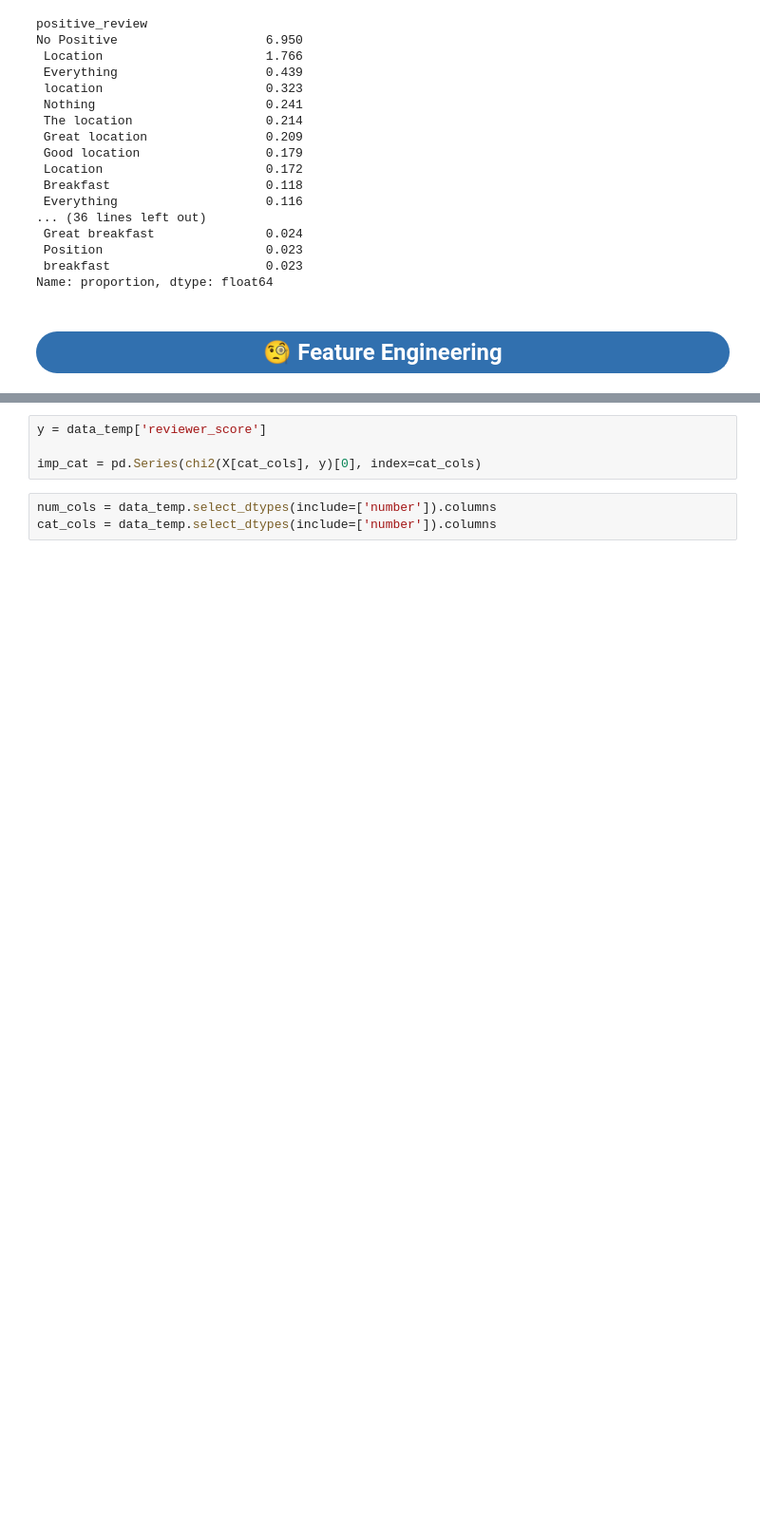
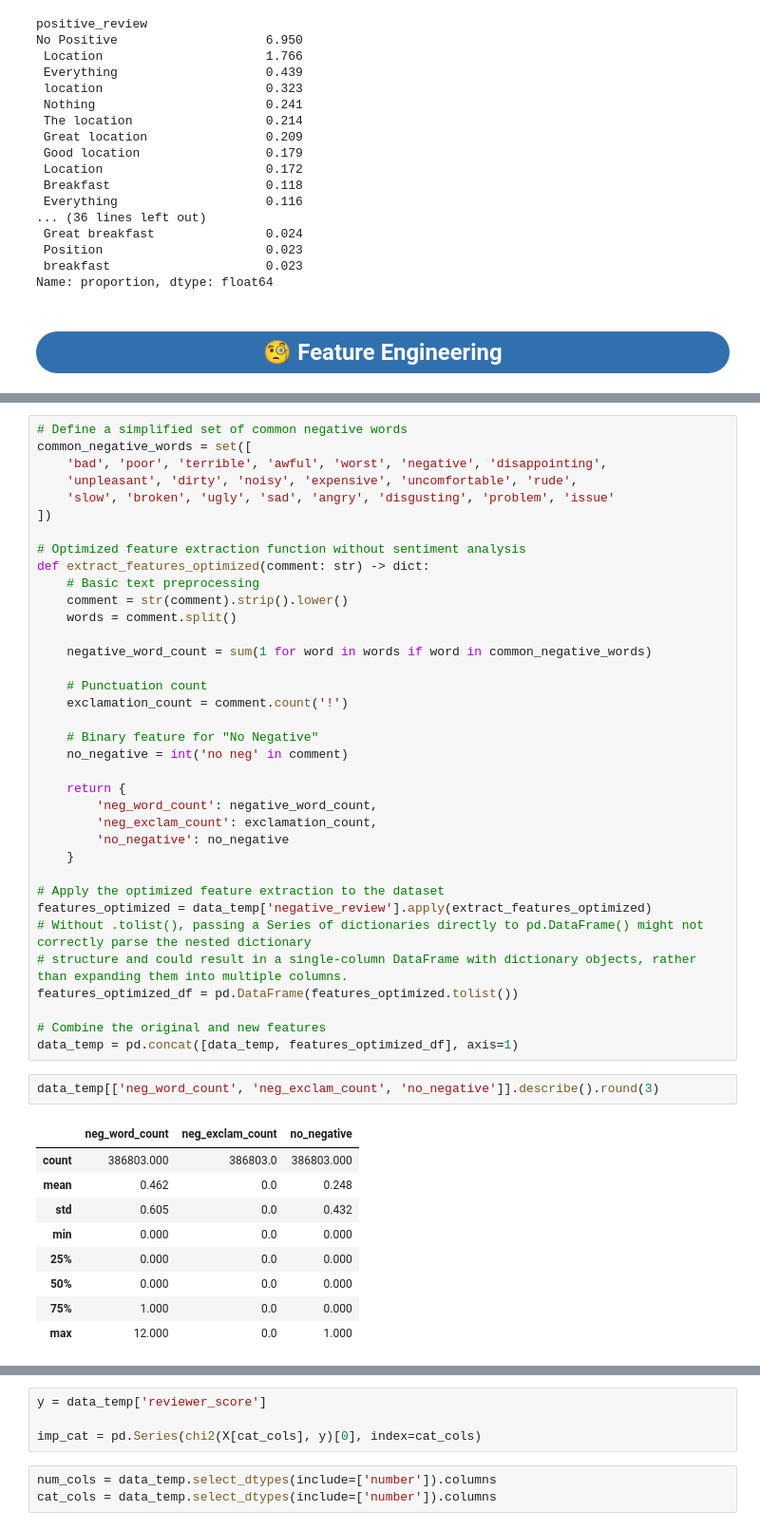
Before and after one commit to akramkhal/KaggleProjects, a Jupyter notebook: BookingHotel/ds_booking.ipynb, the cells around one changed output, grey strips where cells are left out. Shown at 95% size. Drawn from its saved outputs; the diff is of its cells as text; blank space fills up the shorter version.

```diff
--- a/BookingHotel/ds_booking.ipynb
+++ b/BookingHotel/ds_booking.ipynb
@@ -407,0 +419,48 @@ tools.display_dataframe_to_user(name="Negative Comments Feature Engineering (TF-
+# %%
+# Define a simplified set of common negative words
+common_negative_words = set([
+    'bad', 'poor', 'terrible', 'awful', 'worst', 'negative', 'disappointing',
+    'unpleasant', 'dirty', 'noisy', 'expensive', 'uncomfortable', 'rude',
+    'slow', 'broken', 'ugly', 'sad', 'angry', 'disgusting', 'problem', 'issue'
+])
+
+# Optimized feature extraction function without sentiment analysis
+def extract_features_optimized(comment: str) -> dict:
+    # Basic text preprocessing
+    comment = str(comment).strip().lower()
+    words = comment.split()
+
+    negative_word_count = sum(1 for word in words if word in common_negative_words)
+
+    # Punctuation count
+    exclamation_count = comment.count('!')
+
+    # Binary feature for "No Negative"
+    no_negative = int('no neg' in comment)
+
+    return {
+        'neg_word_count': negative_word_count,
+        'neg_exclam_count': exclamation_count,
+        'no_negative': no_negative
+    }
+
+# Apply the optimized feature extraction to the dataset
+features_optimized = data_temp['negative_review'].apply(extract_features_optimized)
+# Without .tolist(), passing a Series of dictionaries directly to pd.DataFrame() might not correctly parse the nested dictionary
+# structure and could result in a single-column DataFrame with dictionary objects, rather than expanding them into multiple columns.
+features_optimized_df = pd.DataFrame(features_optimized.tolist())
+
+# Combine the original and new features
+data_temp = pd.concat([data_temp, features_optimized_df], axis=1)
+# %%
+data_temp[['neg_word_count', 'neg_exclam_count', 'no_negative']].describe().round(3)
+# %% [output]
+|  | neg_word_count | neg_exclam_count | no_negative |
+| count | 386803.000 | 386803.0 | 386803.000 |
+| mean | 0.462 | 0.0 | 0.248 |
+| std | 0.605 | 0.0 | 0.432 |
+| min | 0.000 | 0.0 | 0.000 |
+| 25% | 0.000 | 0.0 | 0.000 |
+| 50% | 0.000 | 0.0 | 0.000 |
+| 75% | 1.000 | 0.0 | 0.000 |
+| max | 12.000 | 0.0 | 1.000 |
```
Also changed, not shown: parts of 19 cells of this notebook, 1 other file.
